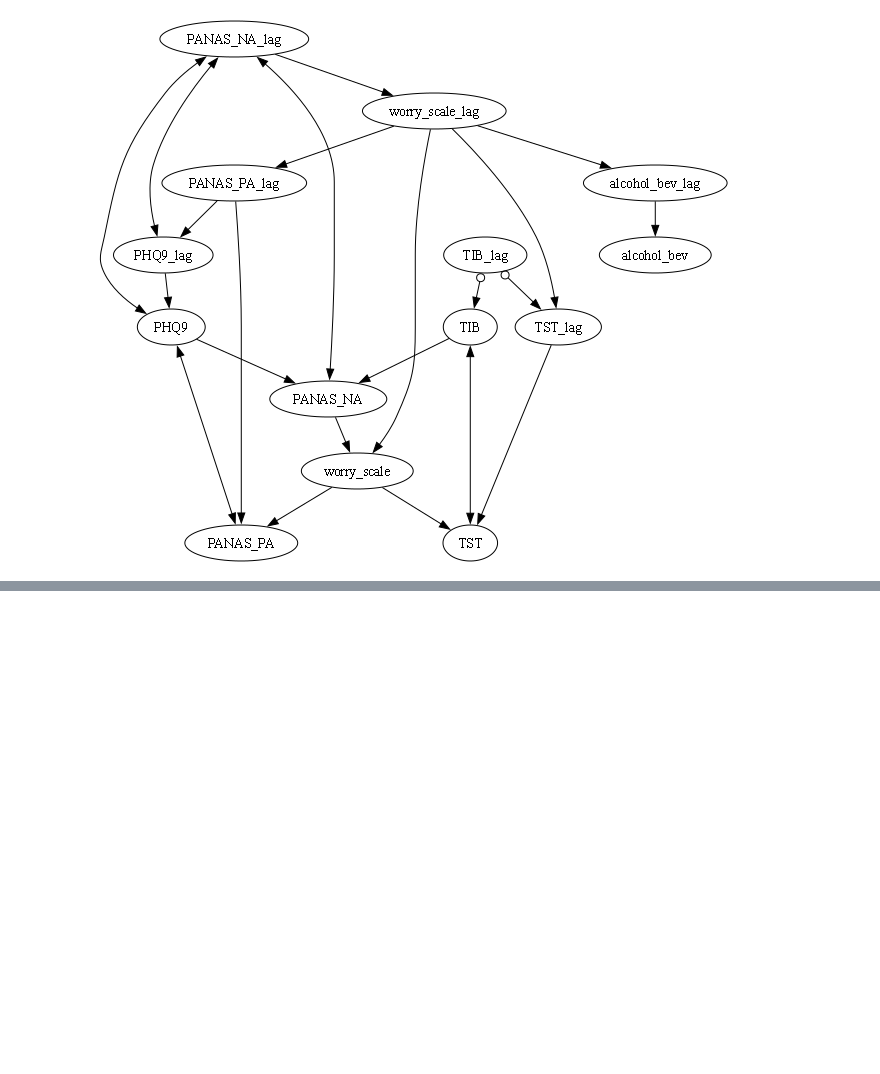
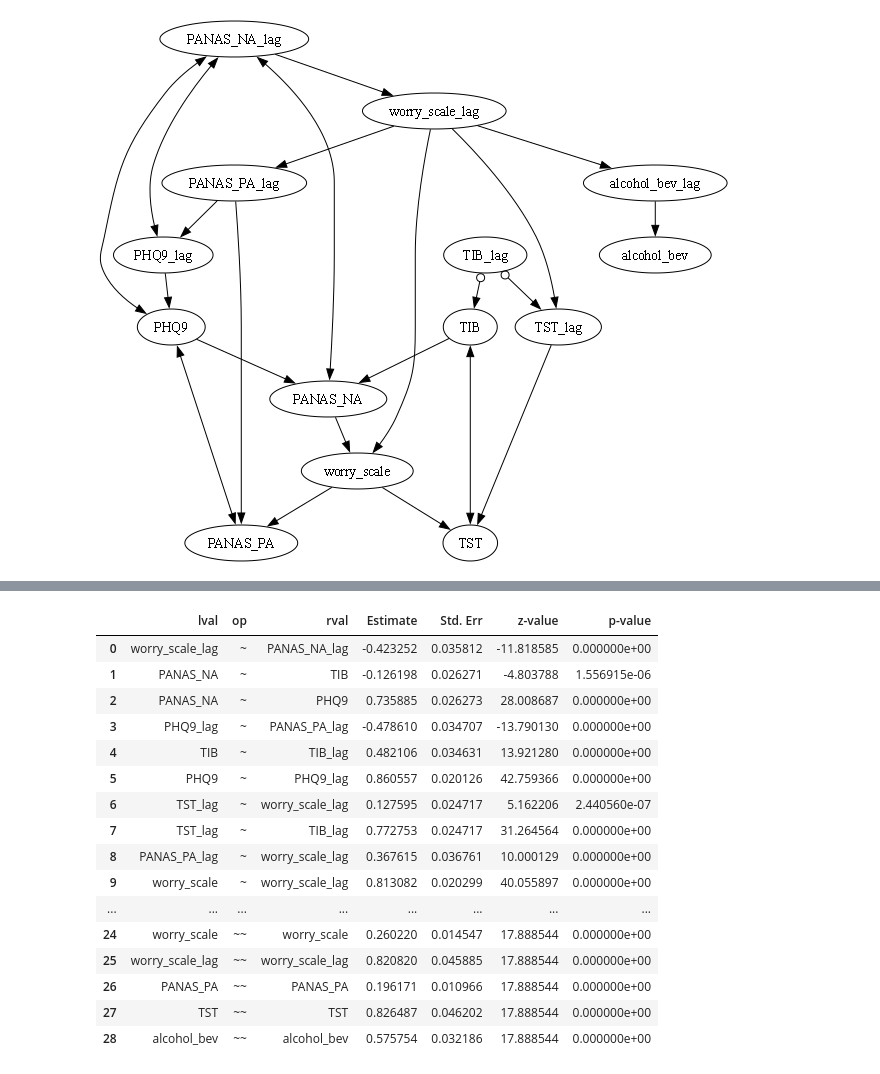
Before and after one commit to kelvinlim/tetrad_plus, a Jupyter notebook: tetrad_demo.ipynb, the cells around one changed output, grey strips where cells are left out. Drawn from its saved outputs; the diff is of its cells as text; code cells hidden in the pictures; blank space fills up the shorter version.

```diff
--- a/tetrad_demo.ipynb
+++ b/tetrad_demo.ipynb
@@ -129,0 +160,21 @@ dg.save_graph(plot_format='png', plot_name='boston_graph')
+# %%
+# the main output we are interested in is the parameter estimates
+sem_results['estimates']
+# %% [output]
+|  | lval | op | rval | Estimate | Std. Err | z-value | p-value |
+| 0 | worry_scale_lag | ~ | PANAS_NA_lag | -0.423252 | 0.035812 | -11.818585 | 0.000000e+00 |
+| 1 | PANAS_NA | ~ | TIB | -0.126198 | 0.026271 | -4.803788 | 1.556915e-06 |
+| 2 | PANAS_NA | ~ | PHQ9 | 0.735885 | 0.026273 | 28.008687 | 0.000000e+00 |
+| 3 | PHQ9_lag | ~ | PANAS_PA_lag | -0.478610 | 0.034707 | -13.790130 | 0.000000e+00 |
+| 4 | TIB | ~ | TIB_lag | 0.482106 | 0.034631 | 13.921280 | 0.000000e+00 |
+| 5 | PHQ9 | ~ | PHQ9_lag | 0.860557 | 0.020126 | 42.759366 | 0.000000e+00 |
+| 6 | TST_lag | ~ | worry_scale_lag | 0.127595 | 0.024717 | 5.162206 | 2.440560e-07 |
+| 7 | TST_lag | ~ | TIB_lag | 0.772753 | 0.024717 | 31.264564 | 0.000000e+00 |
+| 8 | PANAS_PA_lag | ~ | worry_scale_lag | 0.367615 | 0.036761 | 10.000129 | 0.000000e+00 |
+| 9 | worry_scale | ~ | worry_scale_lag | 0.813082 | 0.020299 | 40.055897 | 0.000000e+00 |
+| ... | ... | ... | ... | ... | ... | ... | ... |
+| 24 | worry_scale | ~~ | worry_scale | 0.260220 | 0.014547 | 17.888544 | 0.000000e+00 |
+| 25 | worry_scale_lag | ~~ | worry_scale_lag | 0.820820 | 0.045885 | 17.888544 | 0.000000e+00 |
+| 26 | PANAS_PA | ~~ | PANAS_PA | 0.196171 | 0.010966 | 17.888544 | 0.000000e+00 |
+| 27 | TST | ~~ | TST | 0.826487 | 0.046202 | 17.888544 | 0.000000e+00 |
+| 28 | alcohol_bev | ~~ | alcohol_bev | 0.575754 | 0.032186 | 17.888544 | 0.000000e+00 |
```
Also changed, not shown: parts of 4 cells of this notebook.
